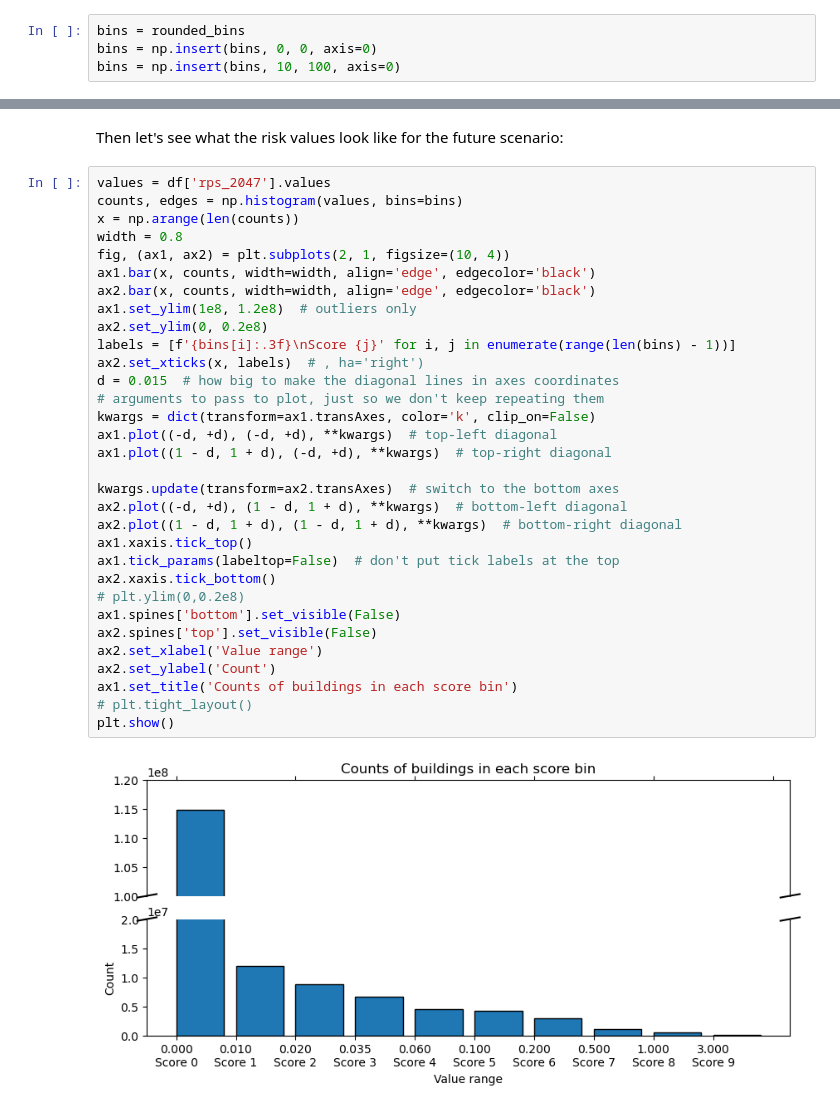
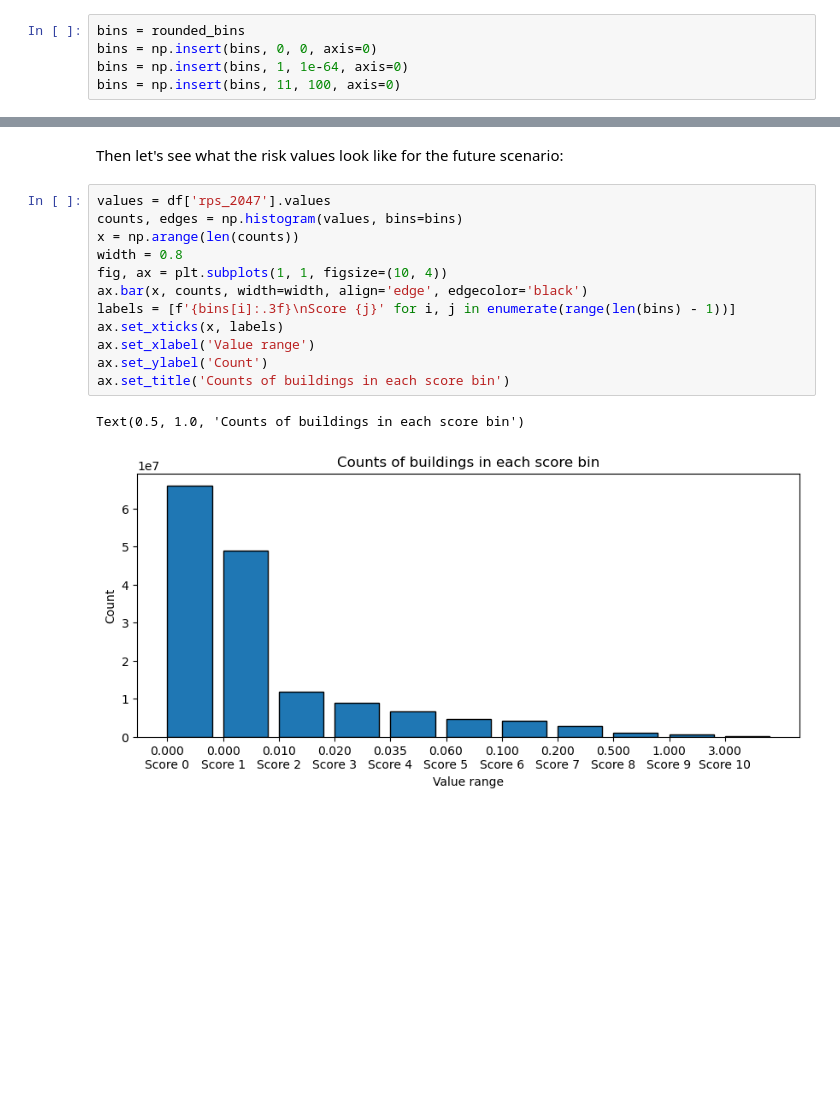
Before and after one commit to carbonplan/ocr, a Jupyter notebook: docs/methods/fire-risk/score-bins.ipynb, the cells around one changed output, grey strips where cells are left out. Saved outputs shown, nothing was run; the diff lists cells and outputs as text; blank space fills up the shorter version.

Commit message:
updating to new data paths and differentiating score 0/1 in bins notebook

```diff
--- a/docs/methods/fire-risk/score-bins.ipynb
+++ b/docs/methods/fire-risk/score-bins.ipynb
@@ -104,7 +81,8 @@ print(percentiles)
 # %%
 bins = rounded_bins
 bins = np.insert(bins, 0, 0, axis=0)
-bins = np.insert(bins, 10, 100, axis=0)
+bins = np.insert(bins, 1, 1e-64, axis=0)
+bins = np.insert(bins, 11, 100, axis=0)
 # %% [markdown]
 As shown below, the bin breakpoints at higher risk levels are more spaced out (and more clustered at lower risk levels), while the corresponding percentiles are more clustered at higher risk levels and more spaced out at lower risk levels.
 # %%
@@ -154,34 +110,15 @@ Then let's see what the risk values look like for the future scenario:
 # %%
 values = df['rps_2047'].values
 counts, edges = np.histogram(values, bins=bins)
 x = np.arange(len(counts))
 width = 0.8
-fig, (ax1, ax2) = plt.subplots(2, 1, figsize=(10, 4))
-ax1.bar(x, counts, width=width, align='edge', edgecolor='black')
-ax2.bar(x, counts, width=width, align='edge', edgecolor='black')
-ax1.set_ylim(1e8, 1.2e8)  # outliers only
-ax2.set_ylim(0, 0.2e8)
+fig, ax = plt.subplots(1, 1, figsize=(10, 4))
+ax.bar(x, counts, width=width, align='edge', edgecolor='black')
 labels = [f'{bins[i]:.3f}\nScore {j}' for i, j in enumerate(range(len(bins) - 1))]
-ax2.set_xticks(x, labels)  # , ha='right')
-d = 0.015  # how big to make the diagonal lines in axes coordinates
-# arguments to pass to plot, just so we don't keep repeating them
-kwargs = dict(transform=ax1.transAxes, color='k', clip_on=False)
-ax1.plot((-d, +d), (-d, +d), **kwargs)  # top-left diagonal
-ax1.plot((1 - d, 1 + d), (-d, +d), **kwargs)  # top-right diagonal
-
-kwargs.update(transform=ax2.transAxes)  # switch to the bottom axes
-ax2.plot((-d, +d), (1 - d, 1 + d), **kwargs)  # bottom-left diagonal
-ax2.plot((1 - d, 1 + d), (1 - d, 1 + d), **kwargs)  # bottom-right diagonal
-ax1.xaxis.tick_top()
-ax1.tick_params(labeltop=False)  # don't put tick labels at the top
-ax2.xaxis.tick_bottom()
-# plt.ylim(0,0.2e8)
-ax1.spines['bottom'].set_visible(False)
-ax2.spines['top'].set_visible(False)
-ax2.set_xlabel('Value range')
-ax2.set_ylabel('Count')
-ax1.set_title('Counts of buildings in each score bin')
-# plt.tight_layout()
-plt.show()
+ax.set_xticks(x, labels)
+ax.set_xlabel('Value range')
+ax.set_ylabel('Count')
+ax.set_title('Counts of buildings in each score bin')
 # %% [output]
+Text(0.5, 1.0, 'Counts of buildings in each score bin')
-[figure, old version]
+[figure, new version]
```
Also changed, not shown: parts of 6 cells of this notebook, 2 other files.
